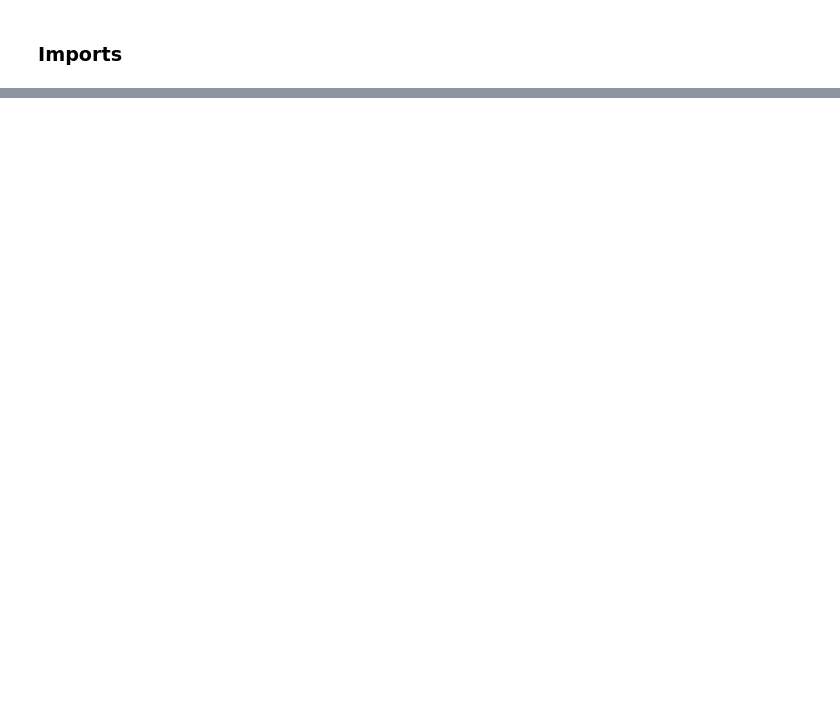
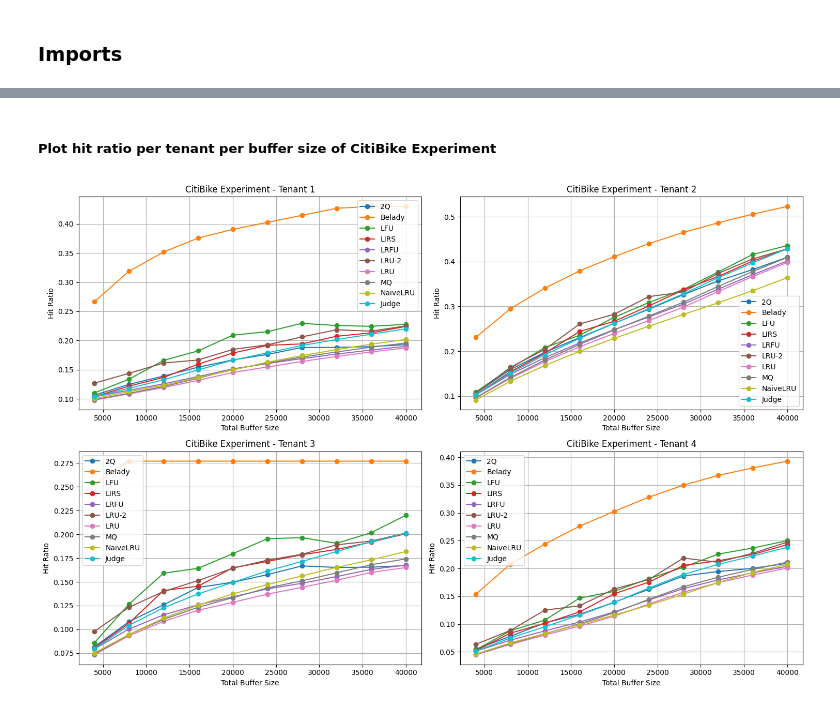
Before and after one commit to humbertoyusta/buffer-sharing-in-multi-tenant-db, a Jupyter notebook: scripts/exp_results_processing/hit_ratio_per_cache_size.ipynb, the cells around one changed output, grey strips where cells are left out. Saved outputs shown, nothing was run; the diff lists cells and outputs as text; code cells hidden in the pictures; blank space fills up the shorter version.

Commit message:
feat/plot-results-of-hit-ratio-per-cache-size

```diff
--- a/scripts/exp_results_processing/hit_ratio_per_cache_size.ipynb
+++ b/scripts/exp_results_processing/hit_ratio_per_cache_size.ipynb
@@ -8,9 +10,9 @@ import yaml
 # %%
-file_path = "../../experiments/hit_ratio_per_cache_size_exp.yaml"
+file_path = "../../experiments/hit_ratio_per_cache_size_exp_all_priorities_equal.yaml"
 
 with open(file_path, "r") as file:
-    data = yaml.safe_load(file)
+    experiments = yaml.safe_load(file)
 
-data
+experiments
 # %% [output]
 {'experiment_1': {'test_type': 'brightkite',
@@ -32,0 +100,19 @@ data
+# %%
+experiments_tenants = [
+    ("experiment_1", "tenant_1", "Brightkite Experiment", "Tenant 1"),
+    ("experiment_1", "tenant_2", "Brightkite Experiment", "Tenant 2"),
+    ("experiment_1", "tenant_3", "Brightkite Experiment", "Tenant 3"),
+    ("experiment_1", "tenant_4", "Brightkite Experiment", "Tenant 4"),
+    ("experiment_1", "tenant_5", "Brightkite Experiment", "Tenant 5"),
+]
+
+fig, axs = plt.subplots(nrows=3, ncols=2, figsize=(15, 15))
+
+for i, exp_tenant in enumerate(experiments_tenants):
+    plot_hit_ratio_by_buffer_size_subplot(axs[i // 2, i % 2], df, *exp_tenant)
+
+axs[2, 1].axis("off")
+
+plt.tight_layout()
+plt.savefig("../../experiments/plots/hit_ratio_per_cache_size_exp_brightkite.png")
+plt.show()
@@ -32,0 +121,20 @@ data
+# %% [markdown]
+##### Plot hit ratio per tenant per buffer size of CitiBike Experiment
+# %%
+experiments_tenants = [
+    ("experiment_2", "tenant_1", "CitiBike Experiment", "Tenant 1"),
+    ("experiment_2", "tenant_2", "CitiBike Experiment", "Tenant 2"),
+    ("experiment_2", "tenant_3", "CitiBike Experiment", "Tenant 3"),
+    ("experiment_2", "tenant_4", "CitiBike Experiment", "Tenant 4"),
+]
+
+fig, axs = plt.subplots(nrows=2, ncols=2, figsize=(15, 10))
+
+for i, exp_tenant in enumerate(experiments_tenants):
+    plot_hit_ratio_by_buffer_size_subplot(axs[i // 2, i % 2], df, *exp_tenant)
+
+plt.tight_layout()
+plt.savefig("../../experiments/plots/hit_ratio_per_cache_size_exp_citibike.png")
+plt.show()
+# %% [output]
+[figure, added]
```
Also changed, not shown: parts of 8 cells of this notebook, 2 other files.
